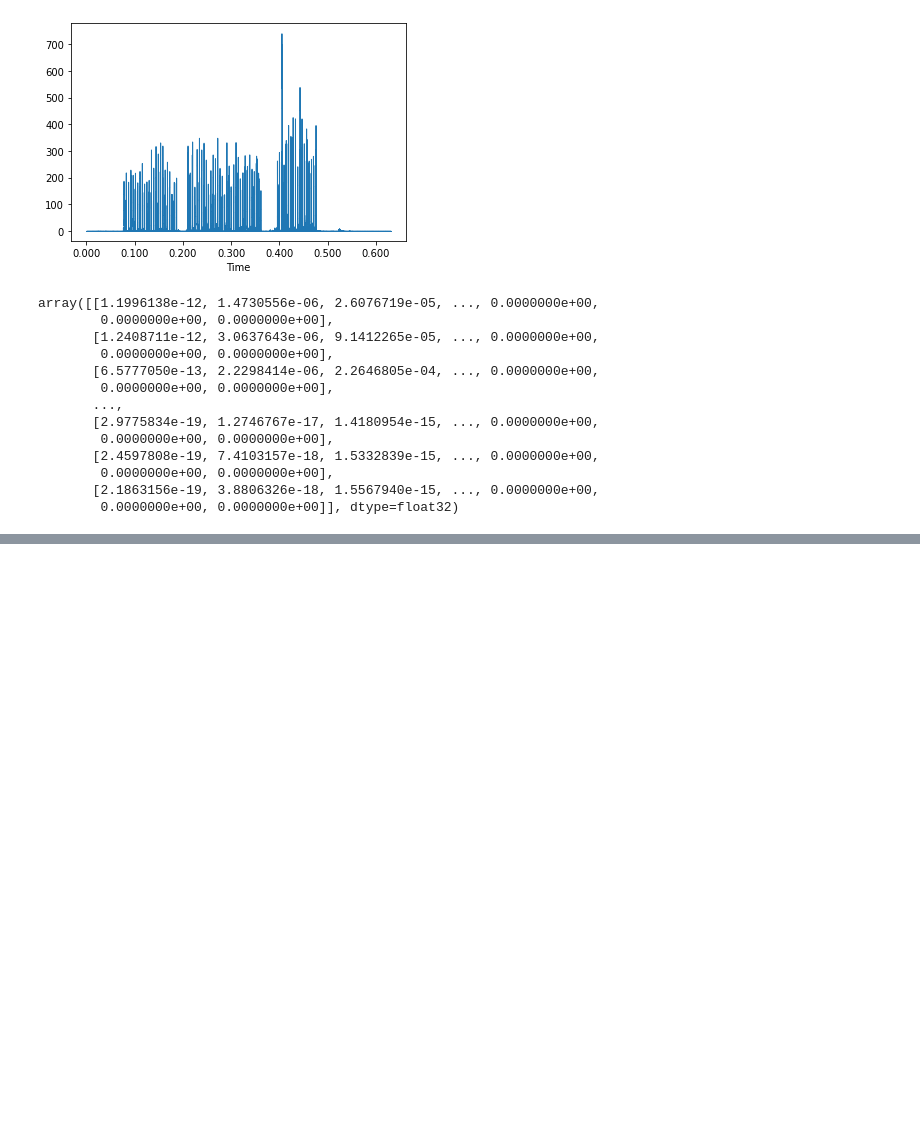
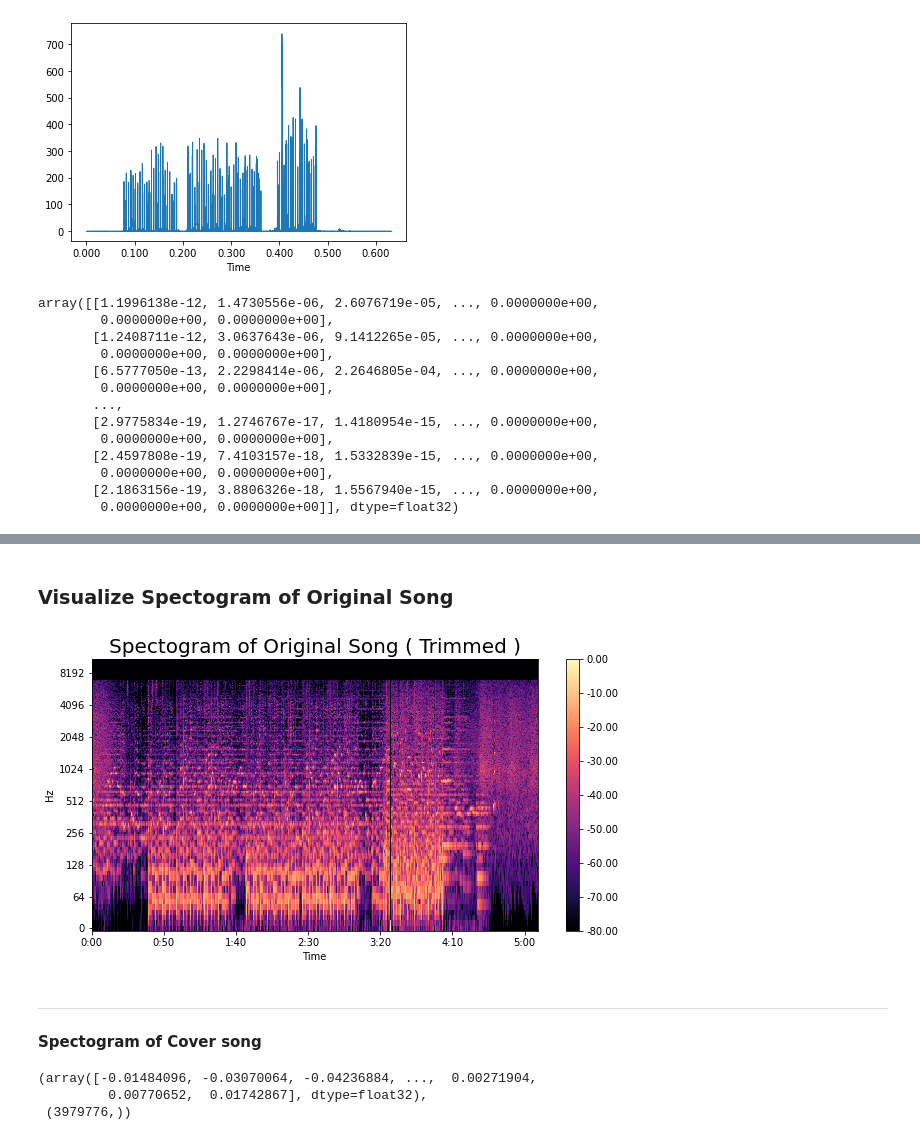
Before and after one commit to arpanpathak/audio_ml, a Jupyter notebook: Similar Melody Detection.ipynb, the cells around one changed output, grey strips where cells are left out. Saved outputs shown, nothing was run; the diff lists cells and outputs as text; code cells hidden in the pictures; blank space fills up the shorter version.

Commit message:
Added Spectogram for similar Melody Detection

```diff
--- a/Similar Melody Detection.ipynb
+++ b/Similar Melody Detection.ipynb
@@ -190,0 +223,27 @@ array([[1.1996138e-12, 1.4730556e-06, 2.6076719e-05, ..., 0.0000000e+00,
+# %% [markdown]
+### Visualize Spectogram of Original Song
+# %%
+# plot
+
+fig, ax = pt.subplots(figsize=(10,5))
+img = librosa.display.specshow(
+    s_db, x_axis = 'time', y_axis = 'log', ax = ax)
+
+ax.set_title('Spectogram of Original Song ( Trimmed )', fontsize=20)
+fig.colorbar(img, ax=ax,format =f'%0.2f')
+pt.show()
+# %% [output]
+[figure, added]
+# %% [markdown]
+<hr />
+<b>Spectogram of Cover song</b>
+# %%
+# Trim the wave and remove silence from front and rear
+
+trimmed_cover, _ = librosa.effects.trim(cover, top_db = 20)
+
+trimmed_cover, np.shape(trimmed_cover)
+# %% [output]
+(array([-0.01484096, -0.03070064, -0.04236884, ...,  0.00271904,
+         0.00770652,  0.01742867], dtype=float32),
+ (3979776,))
```
Also changed, not shown: parts of 19 cells of this notebook, 2 other files.
